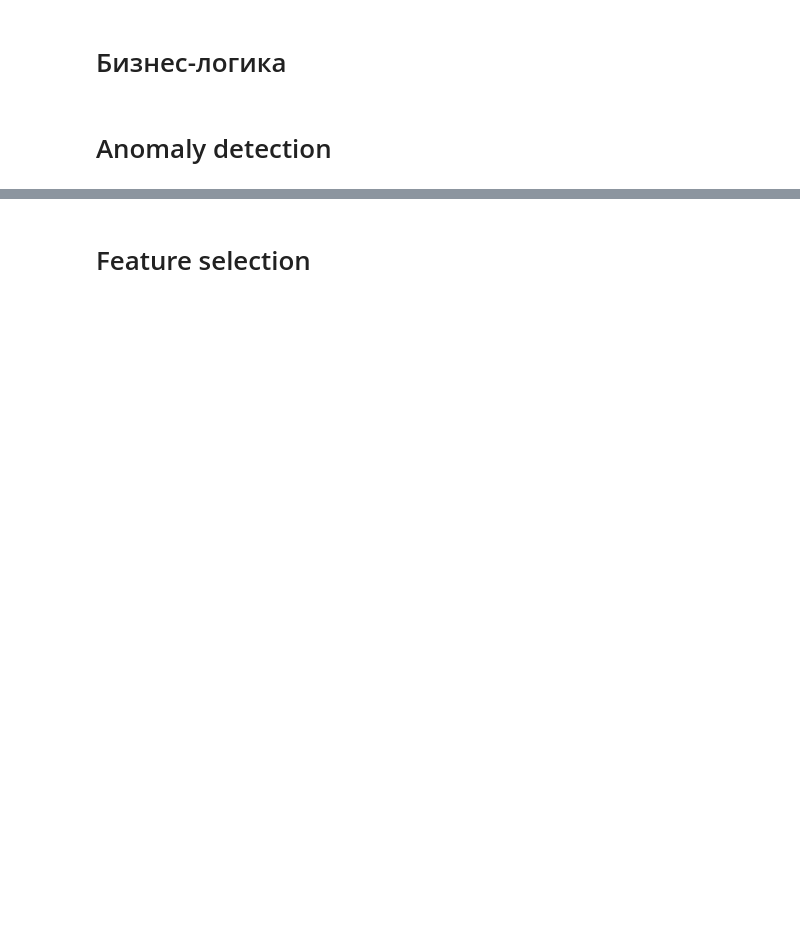
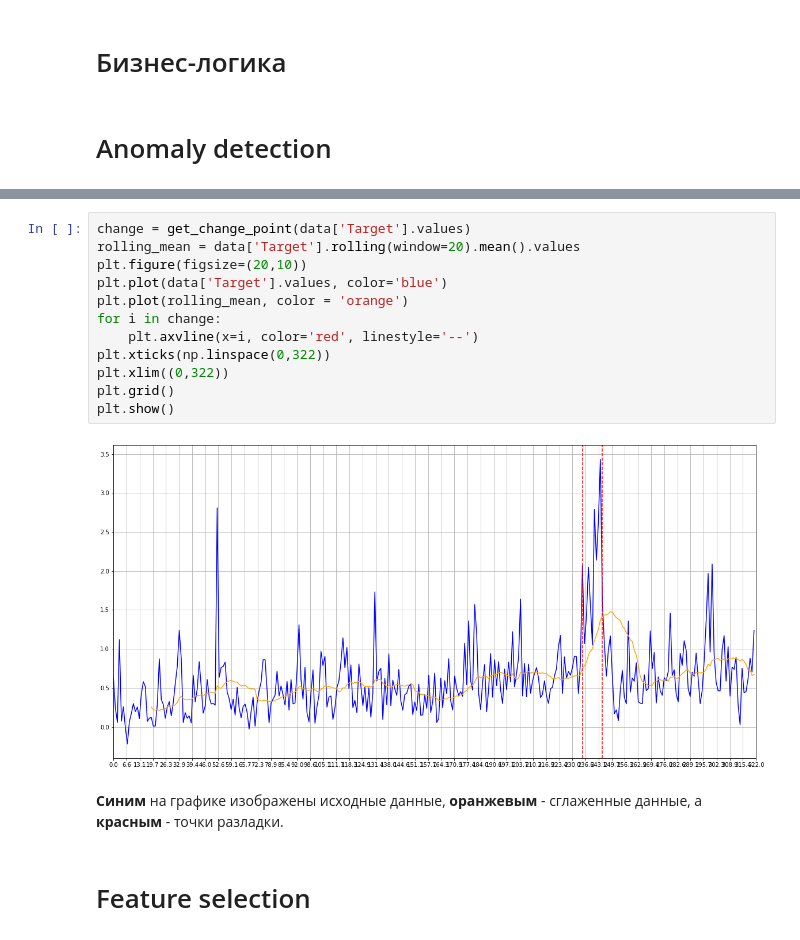
Before and after one commit to Penitto/StochProcs3, a Jupyter notebook: Proj.ipynb, the cells around one changed output, grey strips where cells are left out. Cells and saved outputs as stored; diff of their text form; blank space fills up the shorter version.

```diff
--- a/Proj.ipynb
+++ b/Proj.ipynb
@@ -228,2 +96,18 @@ plt.show()
+# %%
+change = get_change_point(data['Target'].values)
+rolling_mean = data['Target'].rolling(window=20).mean().values
+plt.figure(figsize=(20,10))
+plt.plot(data['Target'].values, color='blue')
+plt.plot(rolling_mean, color = 'orange')
+for i in change:
+    plt.axvline(x=i, color='red', linestyle='--')
+plt.xticks(np.linspace(0,322))
+plt.xlim((0,322))
+plt.grid()
+plt.show()
+# %% [output]
+[figure, added]
+# %% [markdown]
+__Синим__ на графике изображены исходные данные, __оранжевым__ - сглаженные данные, а __красным__ - точки разладки.
 # %% [markdown]
 # Feature selection
```
Also changed, not shown: parts of 23 cells of this notebook.
